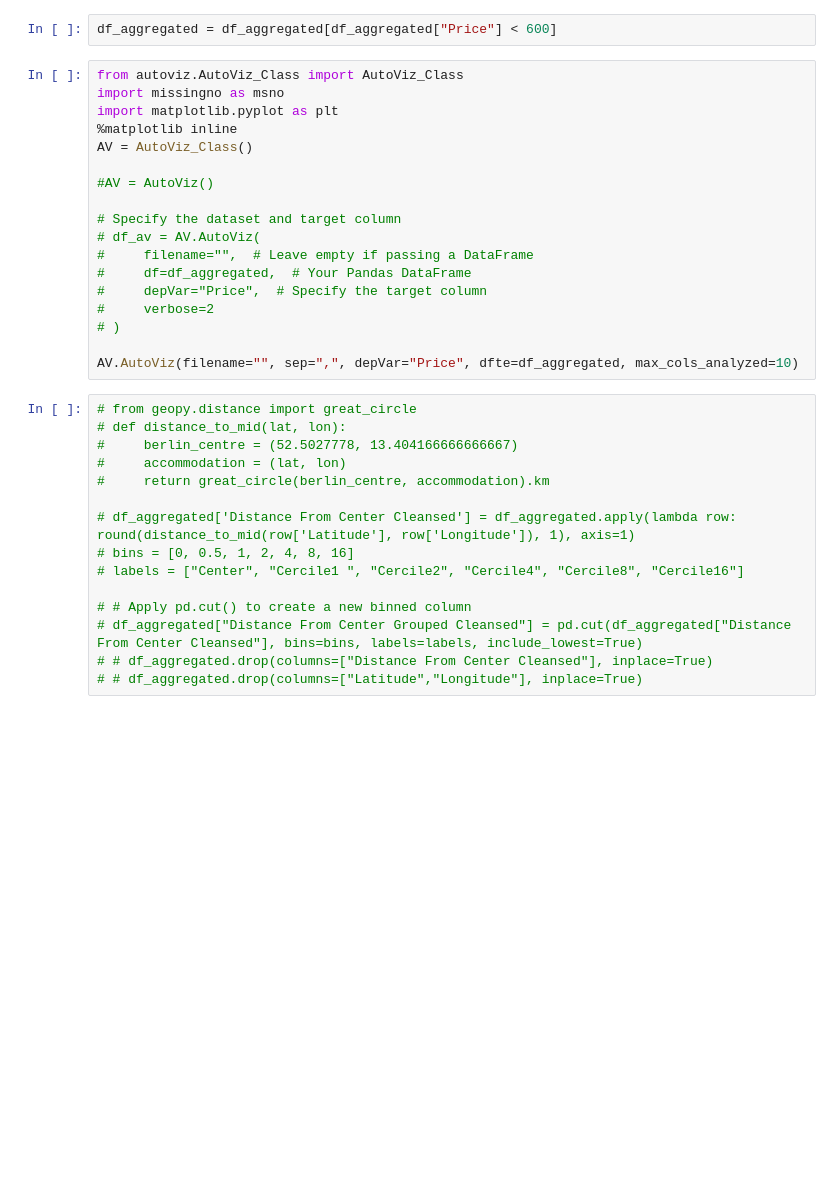
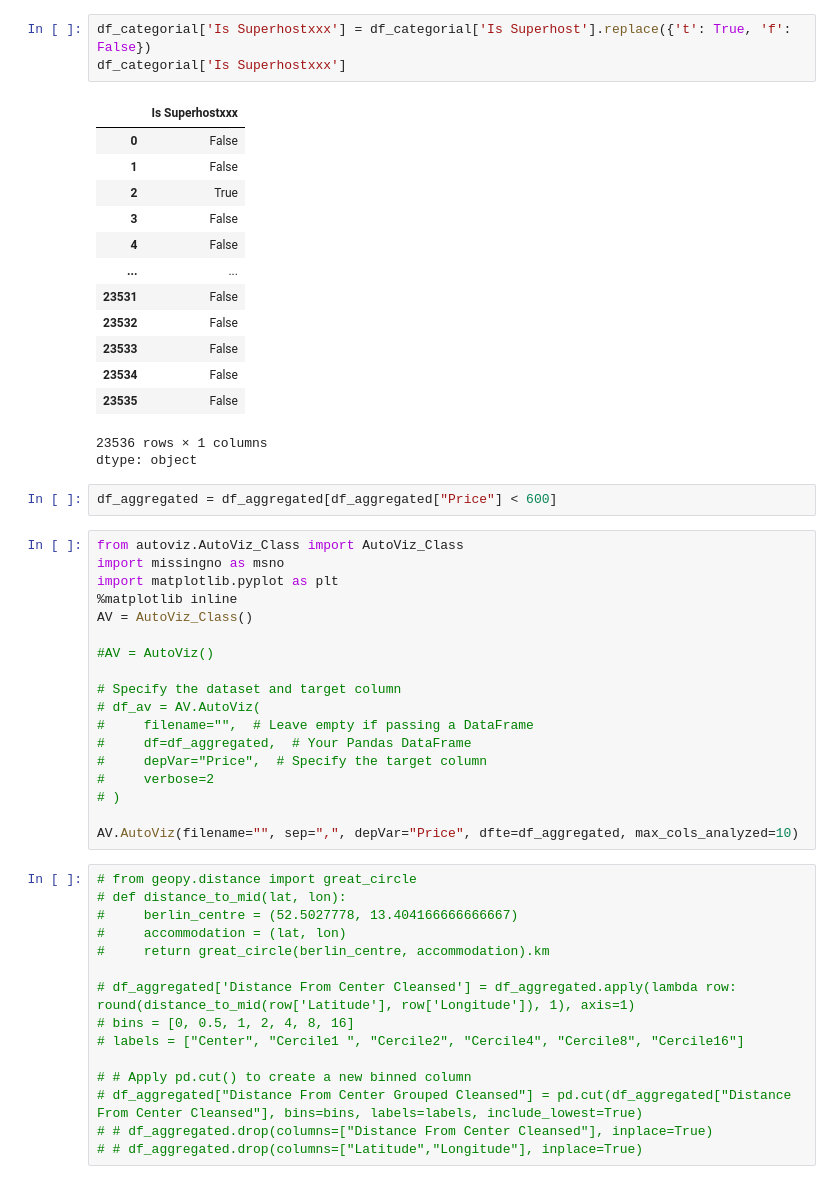
Before and after one commit to rafatb/Berlin_Airbnb_Price_Prediction, a Jupyter notebook: Berlin_Airbnb_Price_Prediction_EDA.ipynb, the cells around one changed output. Cells and saved outputs as stored; diff of their text form; blank space fills up the shorter version.

```diff
--- a/Berlin_Airbnb_Price_Prediction_EDA.ipynb
+++ b/Berlin_Airbnb_Price_Prediction_EDA.ipynb
@@ -17,3 +148,21 @@ df = pd.read_pickle('/content/drive/MyDrive/kaggle/berline/ready_for_eda.pkl')
+# %%
+df_categorial['Is Superhostxxx'] = df_categorial['Is Superhost'].replace({'t': True, 'f': False})
+df_categorial['Is Superhostxxx']
+# %% [output]
+|  | Is Superhostxxx |
+| 0 | False |
+| 1 | False |
+| 2 | True |
+| 3 | False |
+| 4 | False |
+| ... | ... |
+| 23531 | False |
+| 23532 | False |
+| 23533 | False |
+| 23534 | False |
+| 23535 | False |
+23536 rows × 1 columns
+dtype: object
 # %%
 df_aggregated = df_aggregated[df_aggregated["Price"] < 600]
 # %%
```
Also changed, not shown: parts of 16 cells of this notebook.
